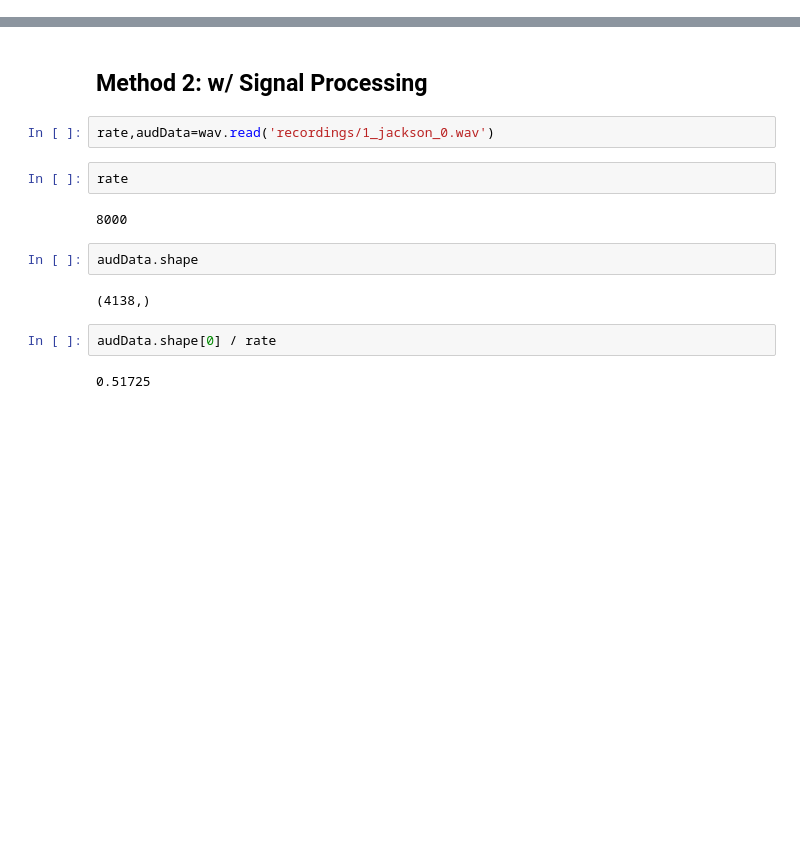
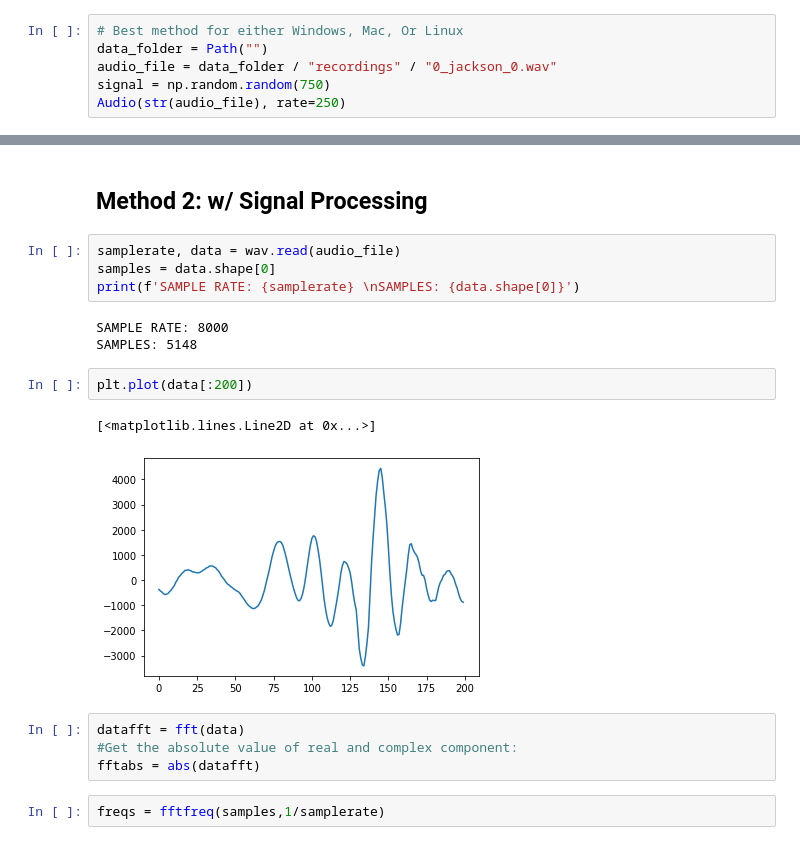
Before and after one commit to kimrharper/data_science_nltk, a Jupyter notebook: audio/digit_analyses.ipynb, the cells around one changed output, grey strips where cells are left out. Cells and saved outputs as stored; diff of their text form; blank space fills up the shorter version.

Commit message:
updated version
updated audio files for easy start to audio processing

```diff
--- a/audio/digit_analyses.ipynb
+++ b/audio/digit_analyses.ipynb
@@ -12,0 +36,6 @@ for Linux? <-- These guys can fend for themselves
+# %%
+# Best method for either Windows, Mac, Or Linux
+data_folder = Path("")
+audio_file = data_folder / "recordings" / "0_jackson_0.wav"
+signal = np.random.random(750)
+Audio(str(audio_file), rate=250)
@@ -52,17 +60,21 @@ The audio file contains: 1
 -------------
 # %% [markdown]
 ## Method 2: w/ Signal Processing
-# %%
-rate,audData=wav.read('recordings/1_jackson_0.wav')
-# %%
-rate
-# %% [output]
-8000
-# %%
-audData.shape
-# %% [output]
-(4138,)
-# %%
-audData.shape[0] / rate
-# %% [output]
-0.51725
+# %%
+samplerate, data = wav.read(audio_file)
+samples = data.shape[0]
+print(f'SAMPLE RATE: {samplerate} \nSAMPLES: {data.shape[0]}')
+# %% [output]
+SAMPLE RATE: 8000
+SAMPLES: 5148
+# %%
+plt.plot(data[:200])
+# %% [output]
+[<matplotlib.lines.Line2D at 0x...>]
+[figure, added]
+# %%
+datafft = fft(data)
+#Get the absolute value of real and complex component:
+fftabs = abs(datafft)
+# %%
+freqs = fftfreq(samples,1/samplerate)
```
Also changed, not shown: parts of 17 cells of this notebook.
